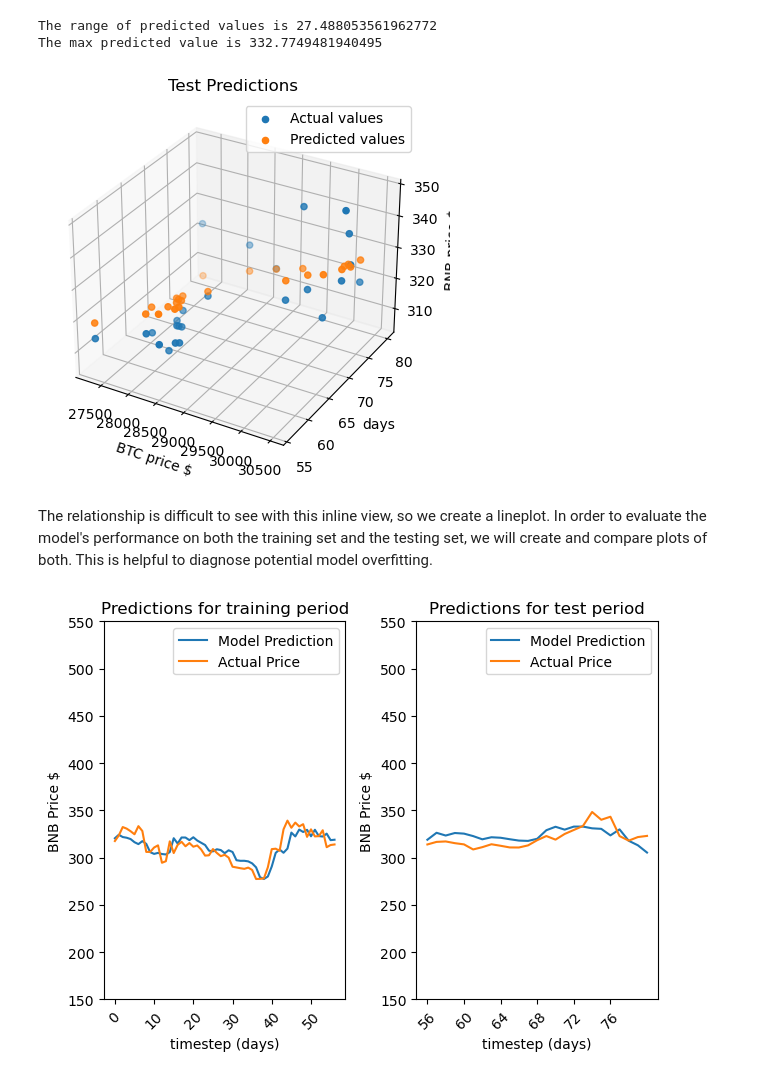
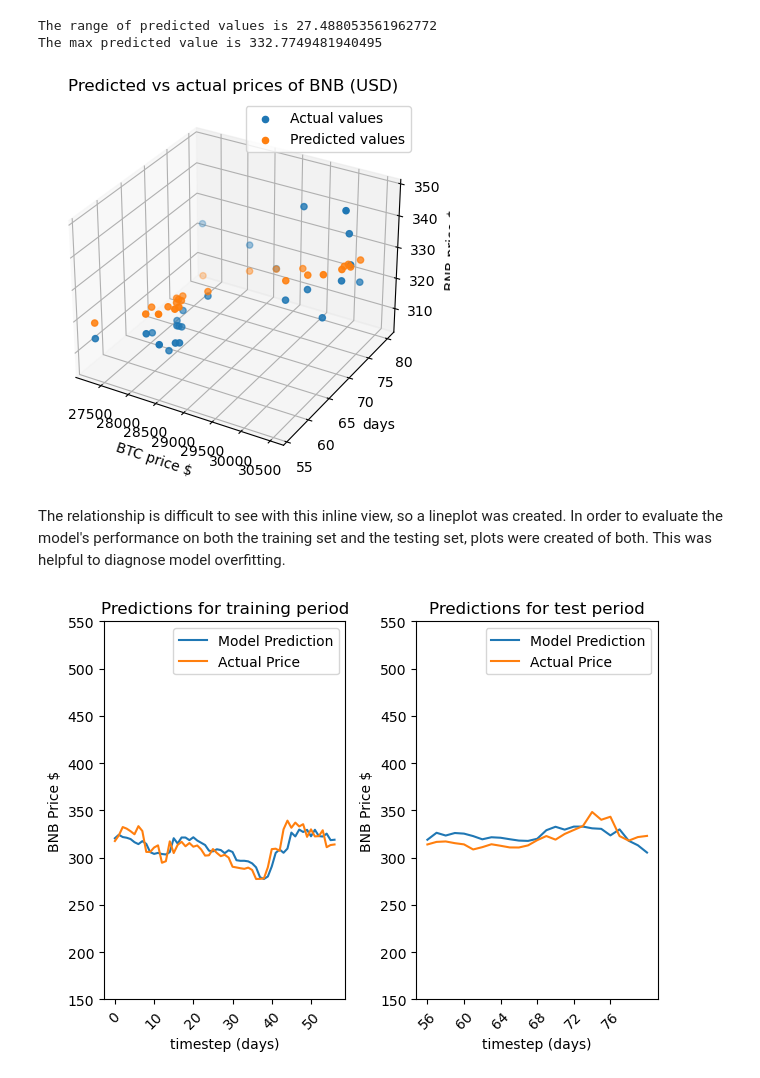
Before and after one commit to mwaterman09/Data_Analysis, a Jupyter notebook: BNB_BTC_analysis.ipynb, the cells around one changed output. Drawn from its saved outputs; the diff is of its cells as text; code cells hidden in the pictures.

```diff
--- a/BNB_BTC_analysis.ipynb
+++ b/BNB_BTC_analysis.ipynb
@@ -394,17 +349,17 @@ The max predicted value is 332.7749481940495
 # %%
 # plot prediction of testing data
 plot = plt.figure().add_subplot(projection='3d')
 plot.scatter(X_test['BTC_price'], X_test['timestep'], y_test['BNB_price'], label='Actual values')
 plot.scatter(X_test['BTC_price'], X_test['timestep'], y_test_pred, label='Predicted values')
-plt.title('Test Predictions')
+plt.title('Predicted vs actual prices of BNB (USD)')
 plt.xlabel('BTC price $')
 plt.ylabel('days')
 plot.set_zlabel('BNB price $');
 plt.legend();
 # %% [output]
-[figure, old version]
+[figure, new version]
 # %% [markdown]
-The relationship is difficult to see with this inline view, so we create a lineplot. In order to evaluate the model's performance on both the training set and the testing set, we will create and compare plots of both. This is helpful to diagnose potential model overfitting.
+The relationship is difficult to see with this inline view, so a lineplot was created. In order to evaluate the model's performance on both the training set and the testing set, plots were created of both. This was helpful to diagnose model overfitting.
 # %%
 # create lineplot of predictions on training data
 plt.subplot(1,2,1)
```
Also changed, not shown: parts of 29 cells of this notebook.
